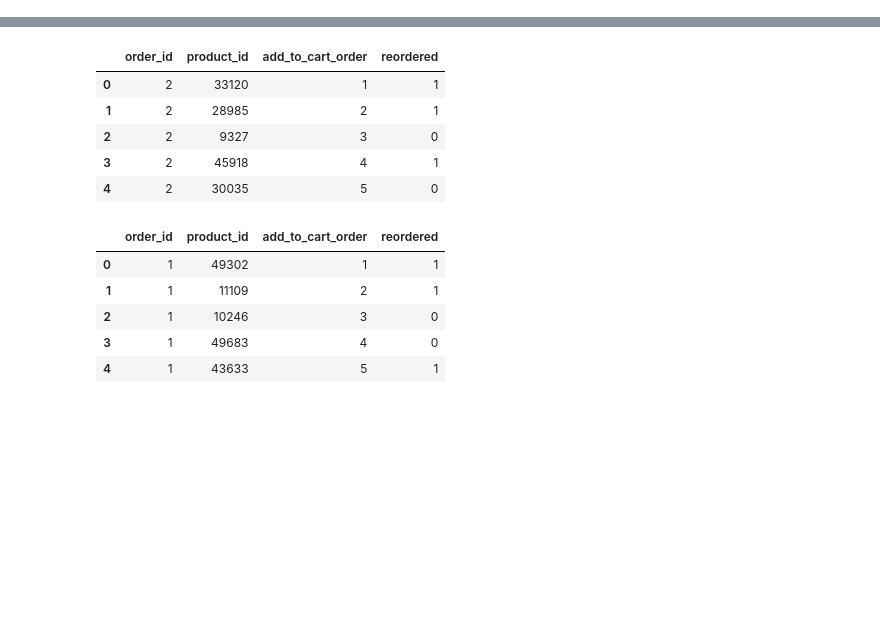
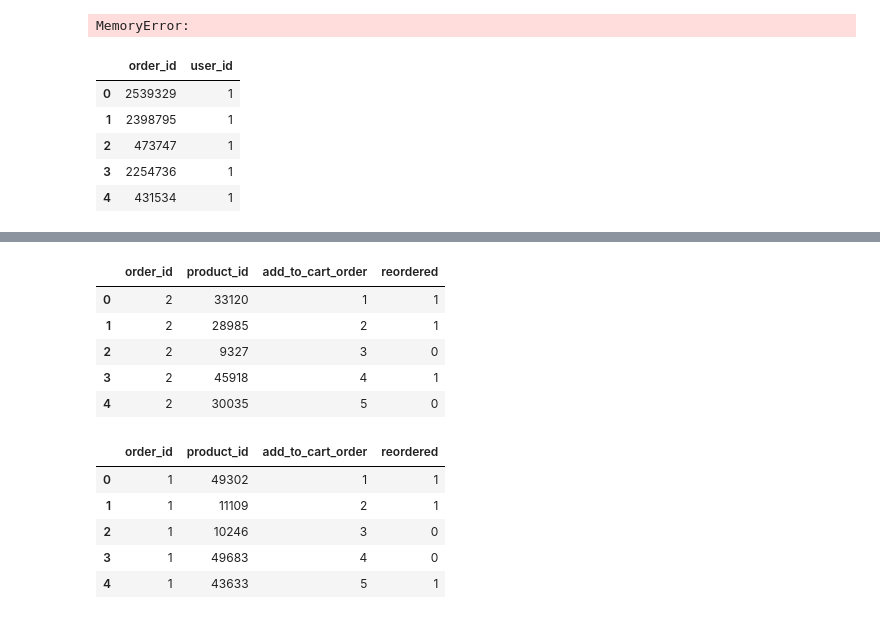
Before and after one commit to nakulcr7/recommender-system-instacart, a Jupyter notebook: src/Test-rahul.ipynb, the cells around one changed output, grey strips where cells are left out. Saved outputs shown, nothing was run; the diff lists cells and outputs as text; code cells hidden in the pictures; blank space fills up the shorter version.

```diff
--- a/src/Test-rahul.ipynb
+++ b/src/Test-rahul.ipynb
@@ -5,0 +188,24 @@ import numpy as np
+# %%
+
+filename="../data/user_product_counts"
+count_matrix=load_matrix(filename, 62844 ,16166)
+# return student
+# %% [output]
+MemoryError:
+# %%
+# Order datasets
+df_order_products_prior = pd.read_csv("../data/order_products__prior.csv")
+df_orders = pd.read_csv("../data/orders.csv")
+# %%
+# Consider only "prior" orders and remove all columns except order_id and user_id from df_orders
+prior_order_user = df_orders.loc[df_orders.eval_set == "prior"]
+prior_order_user = prior_order_user[["order_id", "user_id"]]
+# %%
+prior_order_user.head()
+# %% [output]
+|  | order_id | user_id |
+| 0 | 2539329 | 1 |
+| 1 | 2398795 | 1 |
+| 2 | 473747 | 1 |
+| 3 | 2254736 | 1 |
+| 4 | 431534 | 1 |
```
Also changed, not shown: parts of 30 cells of this notebook, 10 other files.
